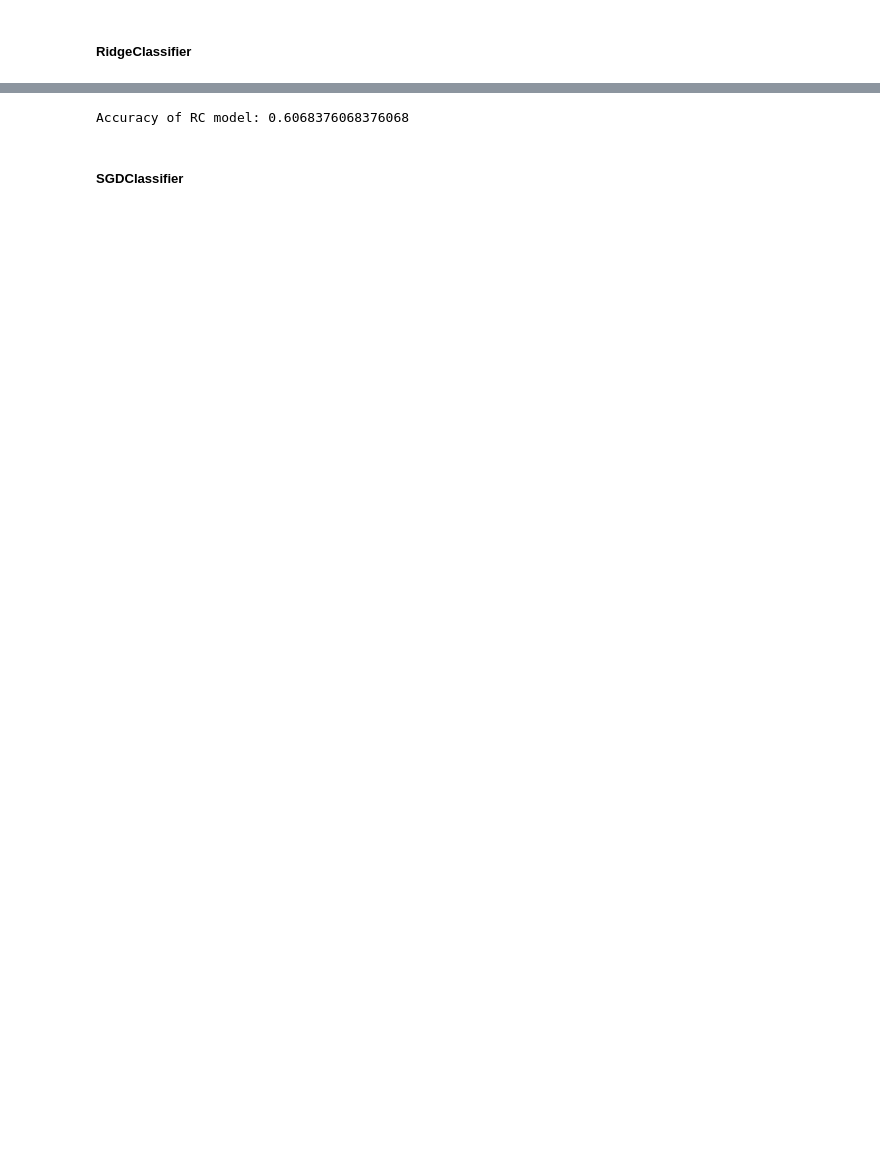
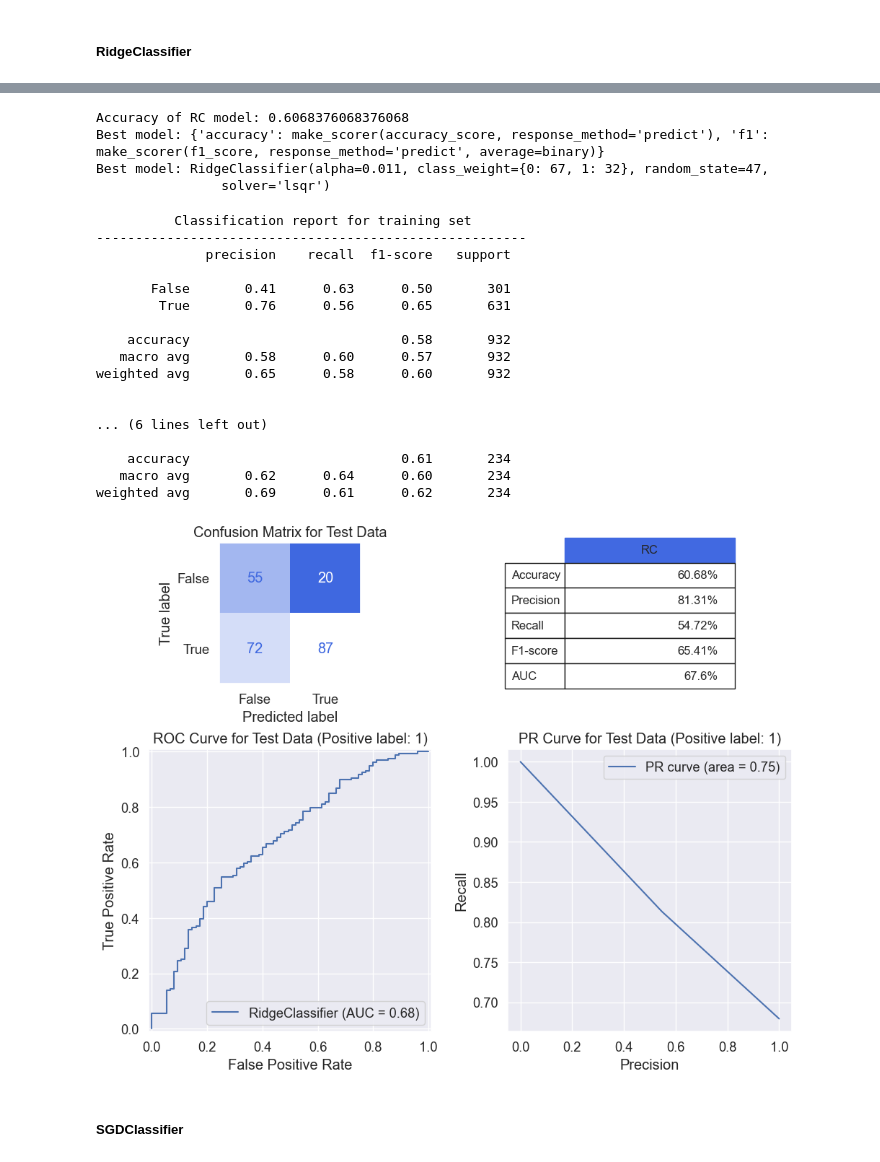
Before and after one commit to lenow55/eda_test_unit4pgbench, a Jupyter notebook: notebooks/model_tuning.ipynb, the cells around one changed output, grey strips where cells are left out. Drawn from its saved outputs; the diff is of its cells as text; code cells hidden in the pictures; blank space fills up the shorter version.

```diff
--- a/notebooks/model_tuning.ipynb
+++ b/notebooks/model_tuning.ipynb
@@ -200,0 +212,2 @@ percentages_classes(y, y_train, y_test)
+# %%
+scaler.fit(X)
@@ -201,3 +216,5 @@ percentages_classes(y, y_train, y_test)
+# %%
+sX_train, sX_test, sy_train, sy_test = train_test_split(scaler.transform(X), y, test_size=0.2, random_state=0, stratify=y)
 # %% [markdown]
 ##### DTC
 # %%
@@ -329,3 +410,21 @@ Best model: KNeighborsClassifier(algorithm='ball_tree', leaf_size=1, n_neighbors
 ##### RidgeClassifier
 # %%
 from sklearn.linear_model import RidgeClassifier
+# %%
+RC = RidgeClassifier()
+RC_grid = GridSearchCV(
+    RC,
+    {
+        'alpha': [x / 1000.0 for x in range(1, 200, 5)],
+        'solver': ['svd', 'cholesky', 'lsqr', 'sparse_cg', 'sag', 'saga', 'lbfgs'],
+        'class_weight': [{0:x, 1:100-x} for x in range(50,70)],
+        'random_state': [47]
+    },
+    verbose=1,
+    n_jobs=5,
+    return_train_score=True,
+    cv=5,
+    scoring=["accuracy", "f1"],
+    refit='f1'
+)
+RC_grid.fit(sX_train, sy_train)
@@ -332,13 +443,38 @@ from sklearn.linear_model import RidgeClassifier
 # %%
-RC = RidgeClassifier(alpha=0.2, class_weight={0:67, 1:32})
-RC.fit(X_train, y_train)
+RC = RidgeClassifier(**RC_grid.best_estimator_.get_params())
+RC.fit(sX_train, sy_train)
 
-accuracy_score_RC = np.mean(y_test.values.ravel() == RC.predict(X_test))
+accuracy_score_RC = np.mean(y_test.values.ravel() == RC.predict(sX_test))
 print("Accuracy of RC model:",  accuracy_score_RC)
 # print("Best f1:", RC_grid.best_score_)
-# print("Best model:", RC_grid.best_estimator_)
+print("Best model:", RC_grid.scorer_)
+print("Best model:", RC_grid.best_estimator_)
 # %% [output]
 Accuracy of RC model: 0.6068376068376068
+Best model: {'accuracy': make_scorer(accuracy_score, response_method='predict'), 'f1': make_scorer(f1_score, response_method='predict', average=binary)}
+Best model: RidgeClassifier(alpha=0.011, class_weight={0: 67, 1: 32}, random_state=47,
+                solver='lsqr')
+# %%
+evaluate_clf(RC, sX_train, sX_test, sy_train, sy_test, 'RC')
+# %% [output]
+          Classification report for training set
+-------------------------------------------------------
+              precision    recall  f1-score   support
+
+       False       0.41      0.63      0.50       301
+        True       0.76      0.56      0.65       631
+
+    accuracy                           0.58       932
+   macro avg       0.58      0.60      0.57       932
+weighted avg       0.65      0.58      0.60       932
+
+
+... (6 lines left out)
+
+    accuracy                           0.61       234
+   macro avg       0.62      0.64      0.60       234
+weighted avg       0.69      0.61      0.62       234
+[figure, added]
 # %% [markdown]
 ##### SGDClassifier
 # %%
```
Also changed, not shown: parts of 43 cells of this notebook, 9 other files.
